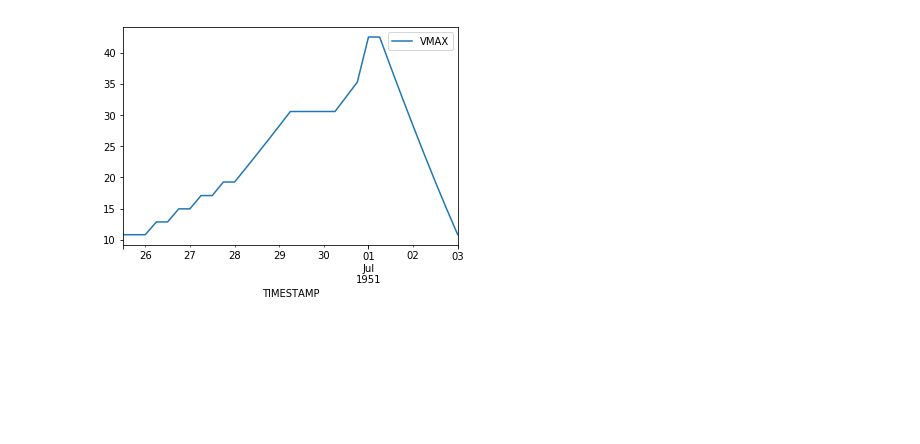
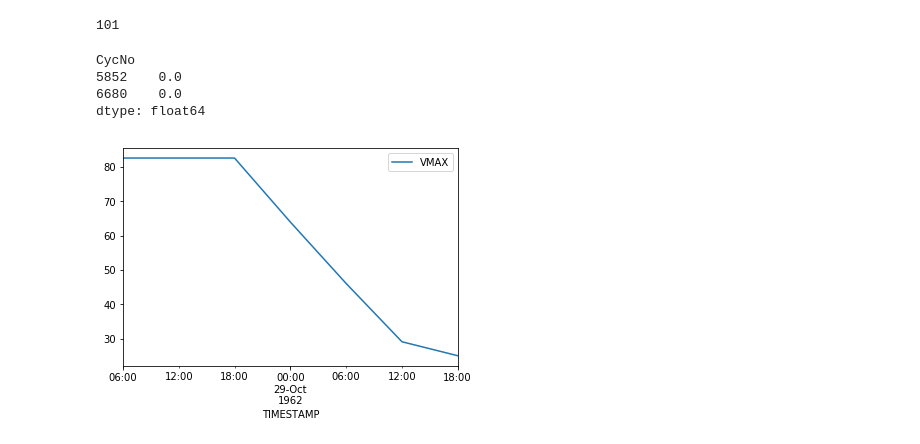
Before and after one commit to ngcaden/pacific_typhoon_model, a Jupyter notebook: Average Intensification Duration.ipynb, the cells around one changed output. Cells and saved outputs as stored; diff of their text form; code cells hidden in the pictures; blank space fills up the shorter version.

```diff
--- a/Average Intensification Duration.ipynb
+++ b/Average Intensification Duration.ipynb
@@ -12,13 +14,24 @@ def duration(data):
     return (time_peak-time_start)
 # %%
 dataset['TIMESTAMP'] = pd.to_datetime('1858-11-17', format='%Y-%m-%d') + pd.to_timedelta(dataset.TIME, unit='d')
-# %%
-dataset[dataset['CycNo']==5468].plot('TIMESTAMP','VMAX')
-plt.show()
-# %% [output]
-[figure, removed]
 # %%
 duration = dataset.groupby('CycNo').apply(duration)
+# %%
+duration[duration == 0].reset_index()['CycNo'].nunique()
+# %% [output]
+101
+# %%
+duration[duration == 0]
+# %% [output]
+CycNo
+5852    0.0
+6680    0.0
+dtype: float64
+# %%
+dataset[dataset['CycNo']==6680].plot('TIMESTAMP','VMAX')
+plt.show()
+# %% [output]
+[figure, added]
 # %%
 duration = duration[duration > 0]
 # %%
```
Also changed, not shown: parts of 5 cells of this notebook, 19 other files.
